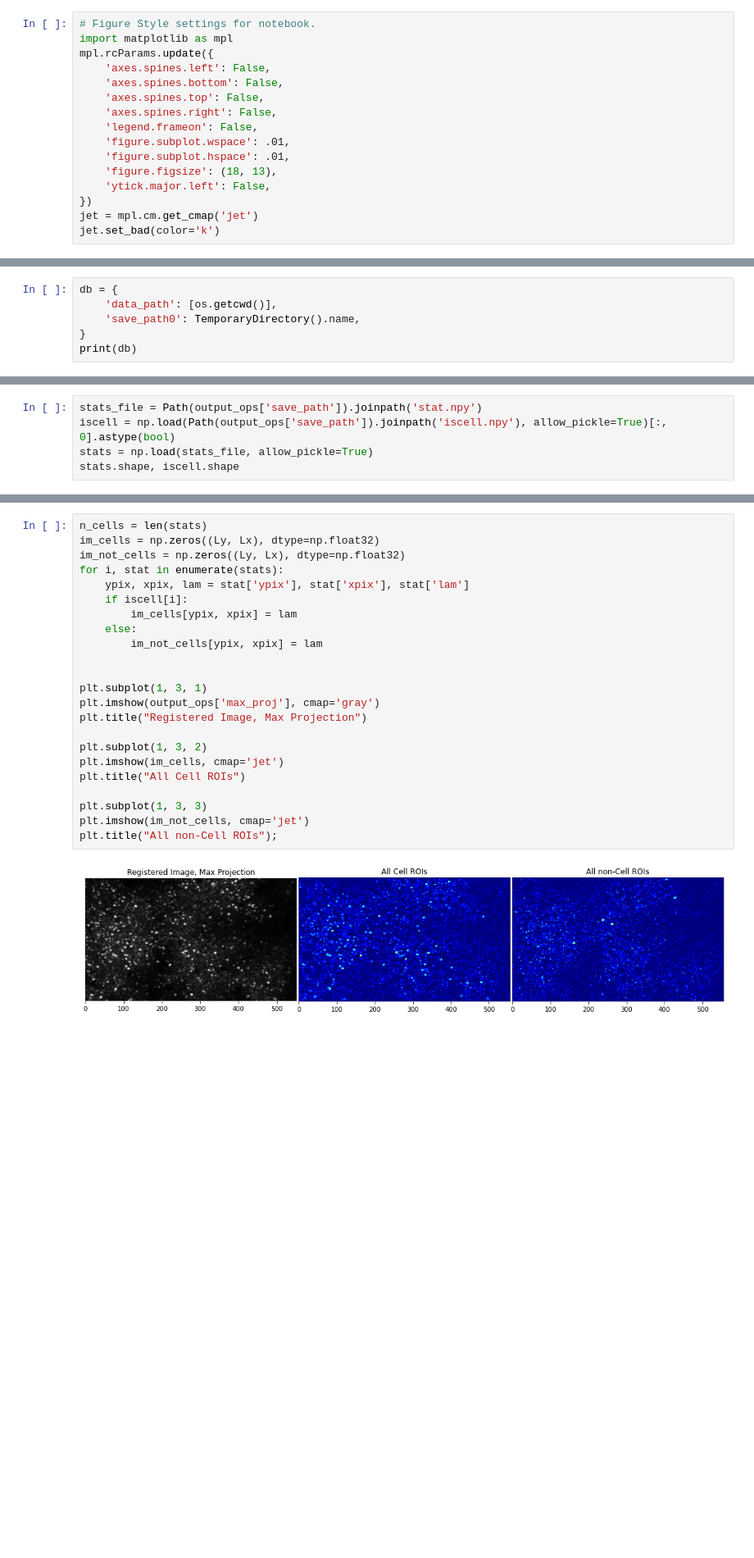
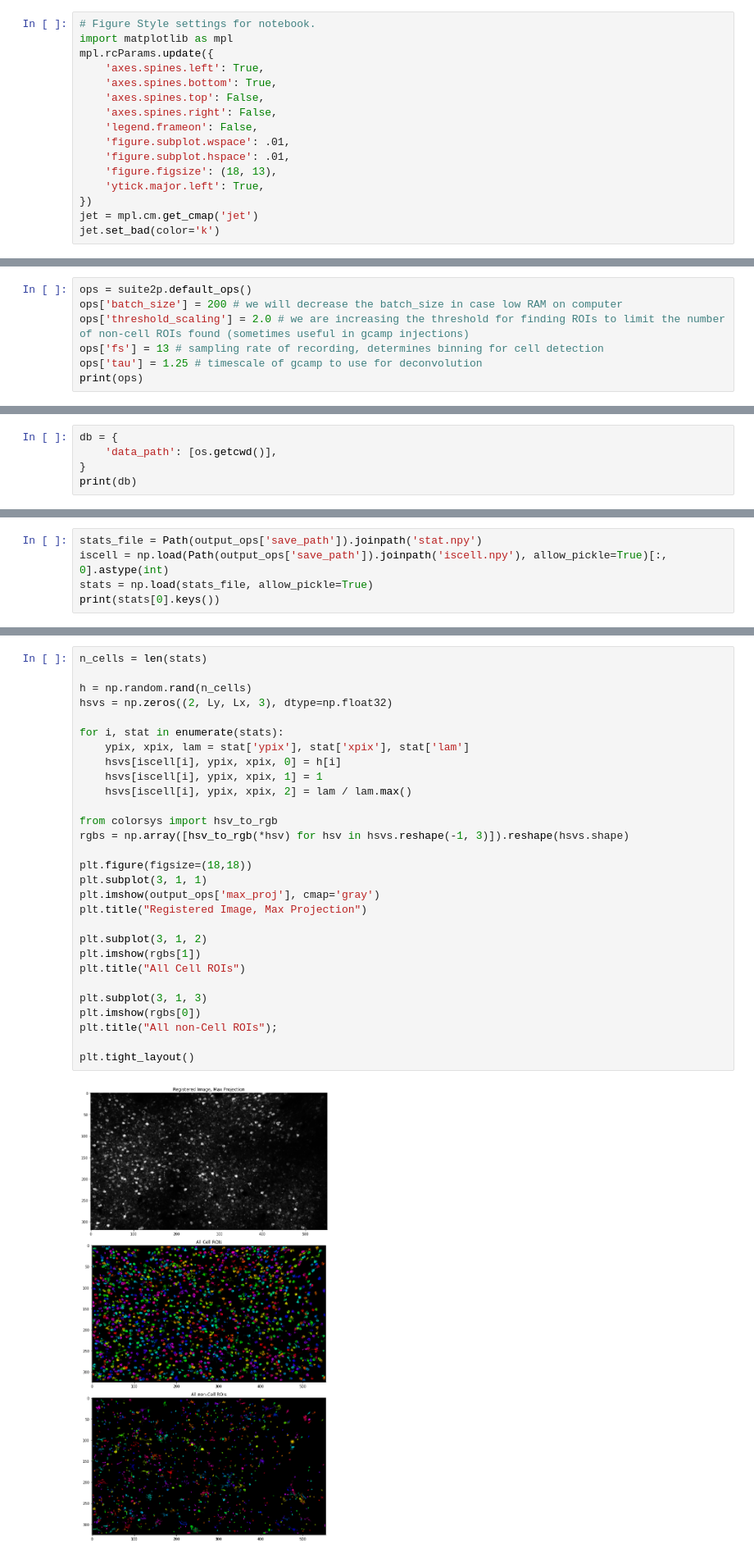
Before and after one commit to MouseLand/suite2p, a Jupyter notebook: jupyter/run_suite2p_colab_2021.ipynb, the cells around one changed output, grey strips where cells are left out. Shown at 82% size. Cells and saved outputs as stored; diff of their text form; blank space fills up the shorter version.

```diff
--- a/jupyter/run_suite2p_colab_2021.ipynb
+++ b/jupyter/run_suite2p_colab_2021.ipynb
@@ -32,15 +31,15 @@ import suite2p
 # Figure Style settings for notebook.
 import matplotlib as mpl
 mpl.rcParams.update({
-    'axes.spines.left': False,
-    'axes.spines.bottom': False,
+    'axes.spines.left': True,
+    'axes.spines.bottom': True,
     'axes.spines.top': False,
     'axes.spines.right': False,
     'legend.frameon': False,
     'figure.subplot.wspace': .01,
     'figure.subplot.hspace': .01,
     'figure.figsize': (18, 13),
-    'ytick.major.left': False,
+    'ytick.major.left': True,
 })
 jet = mpl.cm.get_cmap('jet')
 jet.set_bad(color='k')
@@ -84,0 +78,7 @@ print(ops)
+# %%
+ops = suite2p.default_ops()
+ops['batch_size'] = 200 # we will decrease the batch_size in case low RAM on computer
+ops['threshold_scaling'] = 2.0 # we are increasing the threshold for finding ROIs to limit the number of non-cell ROIs found (sometimes useful in gcamp injections)
+ops['fs'] = 13 # sampling rate of recording, determines binning for cell detection
+ops['tau'] = 1.25 # timescale of gcamp to use for deconvolution
+print(ops)
@@ -90,7 +92,6 @@ print(ops)
 # %%
 db = {
     'data_path': [os.getcwd()],
-    'save_path0': TemporaryDirectory().name,
 }
 print(db)
 # %% [output]
@@ -204,6 +268,6 @@ plt.title("High-pass filtered Mean registered image");
 # %%
 stats_file = Path(output_ops['save_path']).joinpath('stat.npy')
-iscell = np.load(Path(output_ops['save_path']).joinpath('iscell.npy'), allow_pickle=True)[:, 0].astype(bool)
+iscell = np.load(Path(output_ops['save_path']).joinpath('iscell.npy'), allow_pickle=True)[:, 0].astype(int)
 stats = np.load(stats_file, allow_pickle=True)
-stats.shape, iscell.shape
+print(stats[0].keys())
 # %% [output]
@@ -211,25 +277,31 @@ stats.shape, iscell.shape
 # %%
 n_cells = len(stats)
-im_cells = np.zeros((Ly, Lx), dtype=np.float32)
-im_not_cells = np.zeros((Ly, Lx), dtype=np.float32)
+
+h = np.random.rand(n_cells)
+hsvs = np.zeros((2, Ly, Lx, 3), dtype=np.float32)
+
 for i, stat in enumerate(stats):
     ypix, xpix, lam = stat['ypix'], stat['xpix'], stat['lam']
-    if iscell[i]:
-        im_cells[ypix, xpix] = lam
-    else:
-        im_not_cells[ypix, xpix] = lam
+    hsvs[iscell[i], ypix, xpix, 0] = h[i]
+    hsvs[iscell[i], ypix, xpix, 1] = 1
+    hsvs[iscell[i], ypix, xpix, 2] = lam / lam.max()
 
+from colorsys import hsv_to_rgb
+rgbs = np.array([hsv_to_rgb(*hsv) for hsv in hsvs.reshape(-1, 3)]).reshape(hsvs.shape)
 
-plt.subplot(1, 3, 1)
+plt.figure(figsize=(18,18))
+plt.subplot(3, 1, 1)
 plt.imshow(output_ops['max_proj'], cmap='gray')
 plt.title("Registered Image, Max Projection")
 
-plt.subplot(1, 3, 2)
-plt.imshow(im_cells, cmap='jet')
+plt.subplot(3, 1, 2)
+plt.imshow(rgbs[1])
 plt.title("All Cell ROIs")
 
-plt.subplot(1, 3, 3)
-plt.imshow(im_not_cells, cmap='jet')
+plt.subplot(3, 1, 3)
+plt.imshow(rgbs[0])
 plt.title("All non-Cell ROIs");
+
+plt.tight_layout()
 # %% [output]
-[figure, old version]
+[figure, new version]
```
Also changed, not shown: parts of 24 cells of this notebook.
